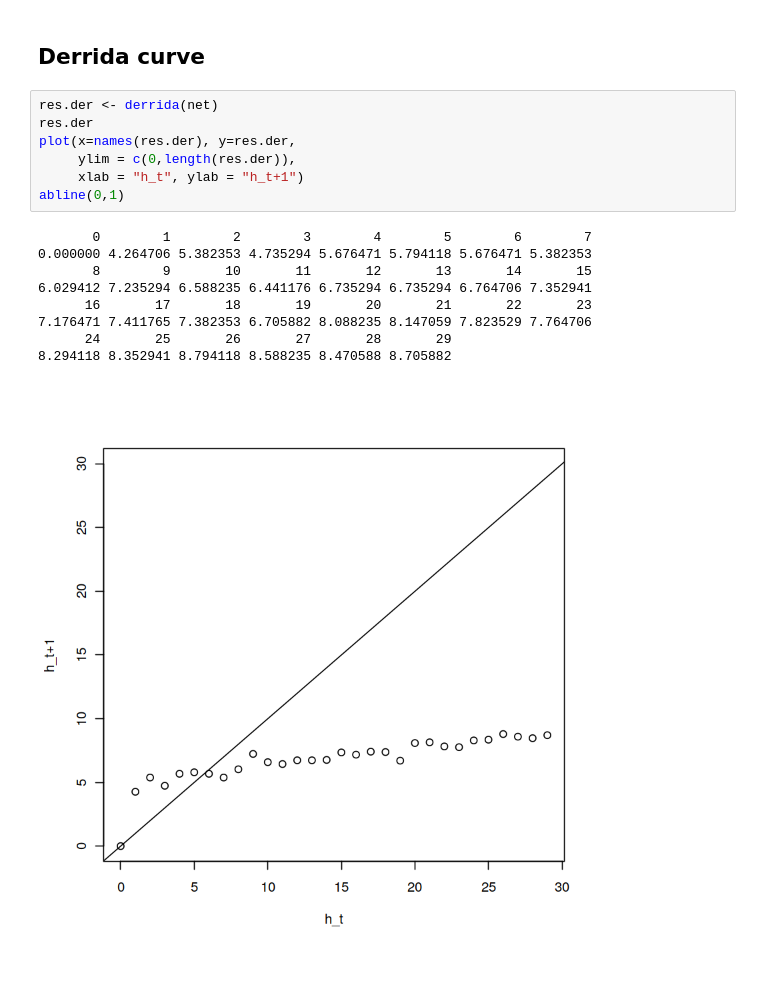
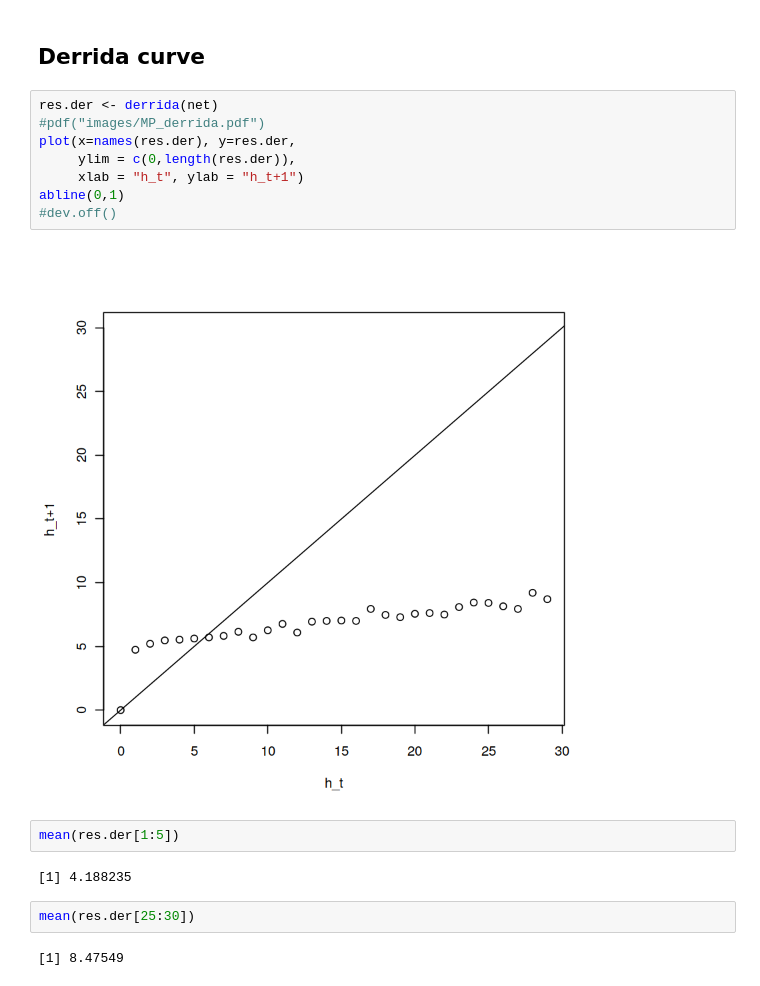
Before and after one commit to Laboratorio-de-Biologia-Computacional/Macrophage_Differentiation, a Jupyter notebook: MP_network.ipynb, the cells around one changed output. Cells and saved outputs as stored; diff of their text form.

Commit message:
Derrida plot

```diff
--- a/MP_network.ipynb
+++ b/MP_network.ipynb
@@ -666,18 +666,19 @@ sort(table(M2.M1.trans.dual$genes))
 ## Derrida curve
 # %%
 res.der <- derrida(net)
-res.der
+#pdf("images/MP_derrida.pdf")
 plot(x=names(res.der), y=res.der,
      ylim = c(0,length(res.der)),
      xlab = "h_t", ylab = "h_t+1")
 abline(0,1)
+#dev.off()
 # %% [output]
-       0        1        2        3        4        5        6        7
-0.000000 4.264706 5.382353 4.735294 5.676471 5.794118 5.676471 5.382353
-       8        9       10       11       12       13       14       15
-6.029412 7.235294 6.588235 6.441176 6.735294 6.735294 6.764706 7.352941
-      16       17       18       19       20       21       22       23
-7.176471 7.411765 7.382353 6.705882 8.088235 8.147059 7.823529 7.764706
-      24       25       26       27       28       29
-8.294118 8.352941 8.794118 8.588235 8.470588 8.705882
-[figure, old version]
+[figure, new version]
+# %%
+mean(res.der[1:5])
+# %% [output]
+[1] 4.188235
+# %%
+mean(res.der[25:30])
+# %% [output]
+[1] 8.47549
```
Also changed, not shown: 2 other files.
